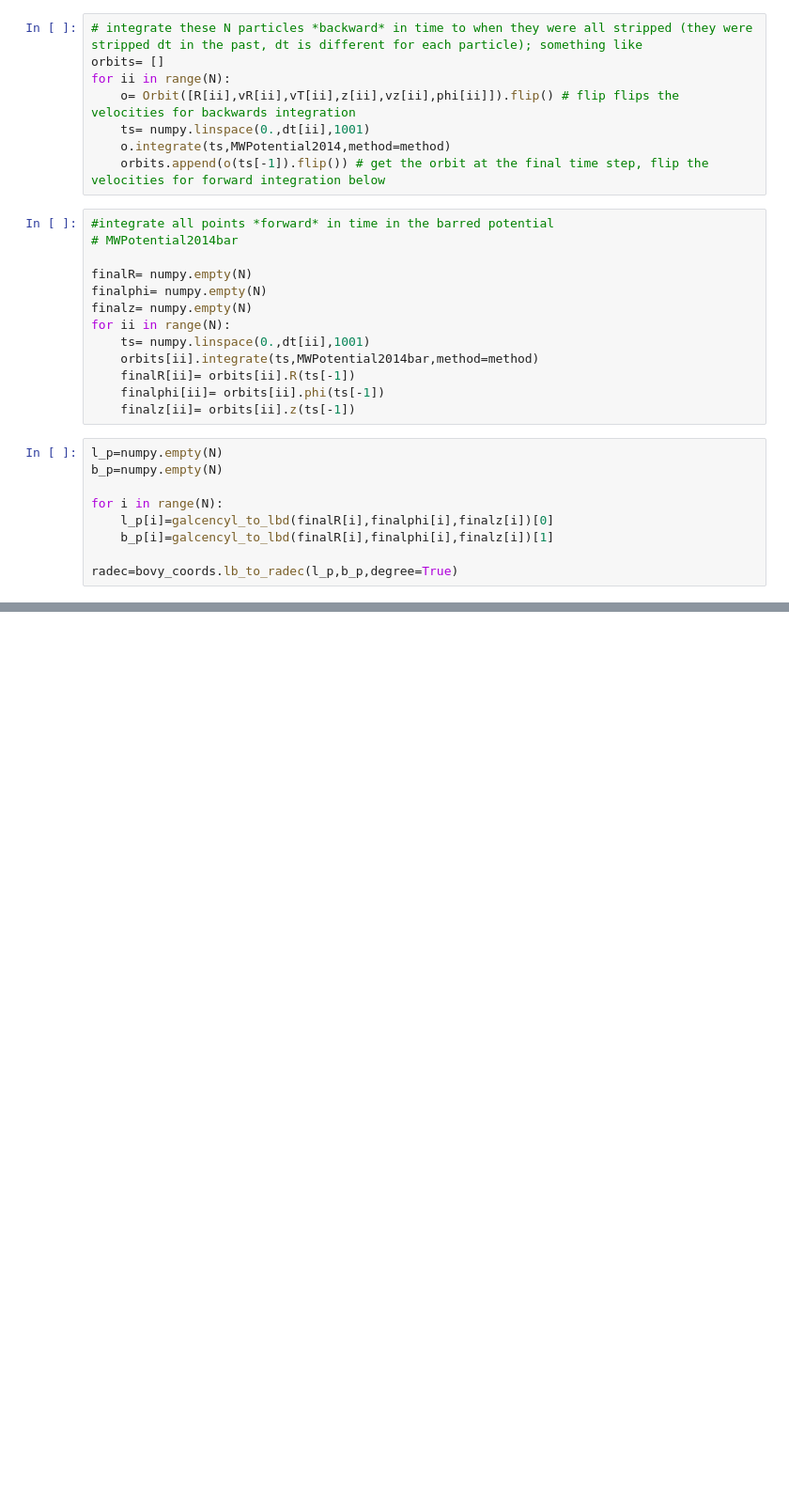
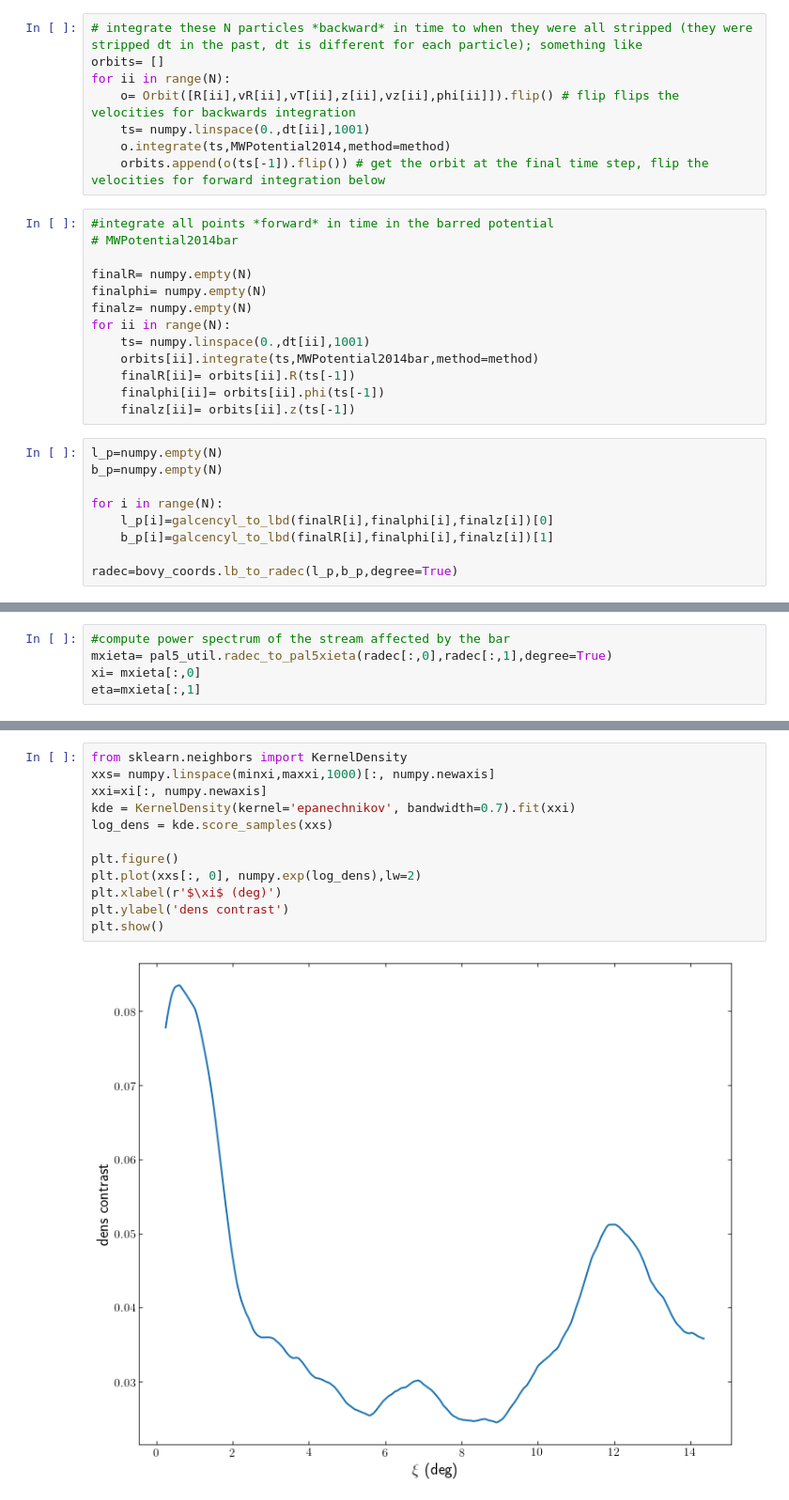
Before and after one commit to nbanik/Baryonic-effects-on-Pal5, a Jupyter notebook: effect_of_bar.ipynb, the cells around one changed output, grey strips where cells are left out. Shown at 94% size. Saved outputs shown, nothing was run; the diff lists cells and outputs as text; blank space fills up the shorter version.

Commit message:
compute density

```diff
--- a/effect_of_bar.ipynb
+++ b/effect_of_bar.ipynb
@@ -300,0 +300,5 @@ plt.show()
+# %%
+#compute power spectrum of the stream affected by the bar
+mxieta= pal5_util.radec_to_pal5xieta(radec[:,0],radec[:,1],degree=True)
+xi= mxieta[:,0]
+eta=mxieta[:,1]
@@ -300,0 +314,14 @@ plt.show()
+# %%
+from sklearn.neighbors import KernelDensity
+xxs= numpy.linspace(minxi,maxxi,1000)[:, numpy.newaxis]
+xxi=xi[:, numpy.newaxis]
+kde = KernelDensity(kernel='epanechnikov', bandwidth=0.7).fit(xxi)
+log_dens = kde.score_samples(xxs)
+
+plt.figure()
+plt.plot(xxs[:, 0], numpy.exp(log_dens),lw=2)
+plt.xlabel(r'$\xi$ (deg)')
+plt.ylabel('dens contrast')
+plt.show()
+# %% [output]
+[figure, added]
```
Also changed, not shown: parts of 9 cells of this notebook, 2 other files.
